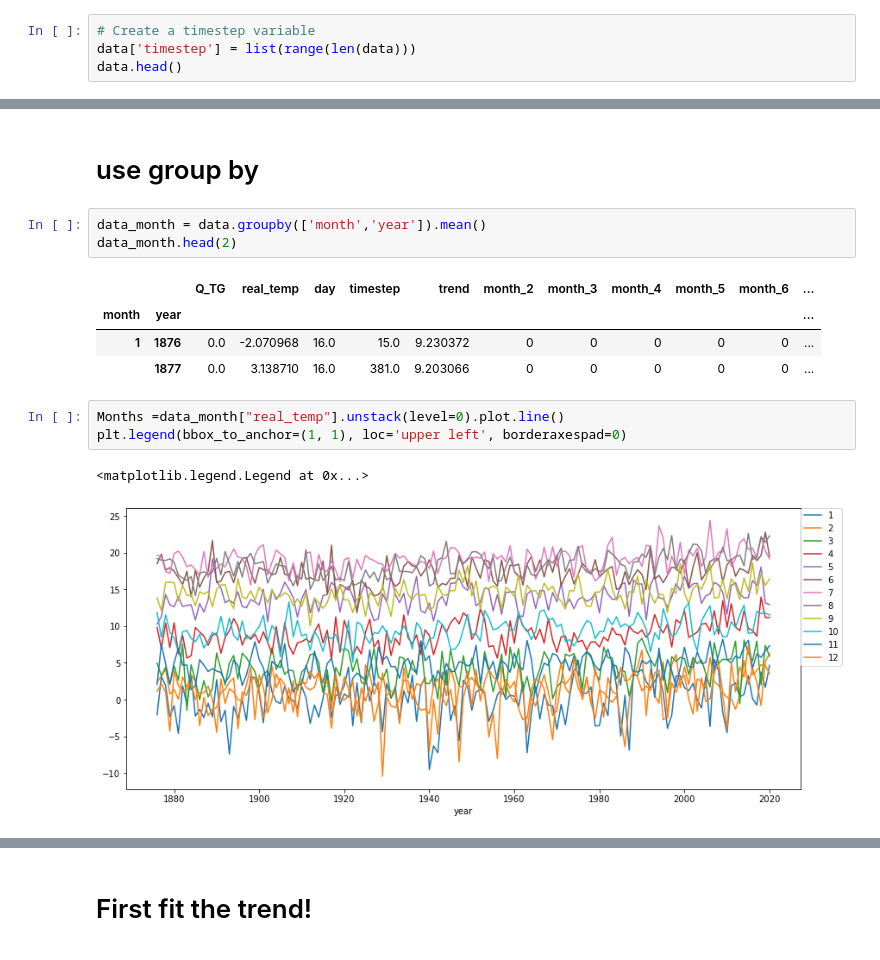
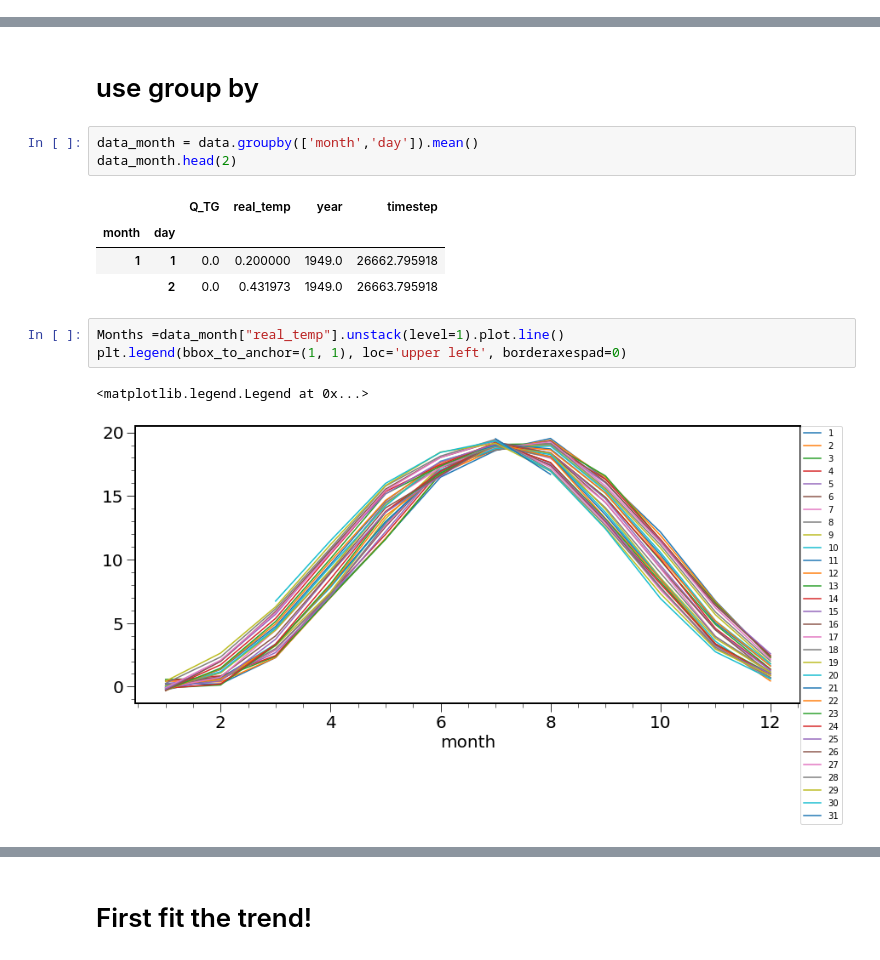
Before and after one commit to RosiNantis/Projects_from_Spiced_personal, a Jupyter notebook: week_7/spiced_encounters/7.1. analyzing_time_series/berlin_temp.ipynb, the cells around one changed output, grey strips where cells are left out. Saved outputs shown, nothing was run; the diff lists cells and outputs as text.

```diff
--- a/week_7/spiced_encounters/7.1. analyzing_time_series/berlin_temp.ipynb
+++ b/week_7/spiced_encounters/7.1. analyzing_time_series/berlin_temp.ipynb
@@ -66,7 +67,3 @@ Data columns (total 4 columns):
  3   real_temp  53416 non-null  float64
 dtypes: float64(1), int64(3)
 memory usage: 2.0 MB
-# %%
-# Create a timestep variable
-data['timestep'] = list(range(len(data)))
-data.head()
@@ -181,19 +173,19 @@ sns.lineplot(x = data['year'], y =data['real_temp'])
 # %% [markdown]
 # use group by
 # %%
-data_month = data.groupby(['month','year']).mean()
+data_month = data.groupby(['month','day']).mean()
 data_month.head(2)
 # %% [output]
-|  |  | Q_TG | real_temp | day | timestep | trend | month_2 | month_3 | month_4 | month_5 | month_6 | ... |
-| month | year |  |  |  |  |  |  |  |  |  |  | ... |
-| 1 | 1876 | 0.0 | -2.070968 | 16.0 | 15.0 | 9.230372 | 0 | 0 | 0 | 0 | 0 | ... |
-|  | 1877 | 0.0 | 3.138710 | 16.0 | 381.0 | 9.203066 | 0 | 0 | 0 | 0 | 0 | ... |
+|  |  | Q_TG | real_temp | year | timestep |
+| month | day |  |  |  |  |
+| 1 | 1 | 0.0 | 0.200000 | 1949.0 | 26662.795918 |
+|  | 2 | 0.0 | 0.431973 | 1949.0 | 26663.795918 |
 # %%
-Months =data_month["real_temp"].unstack(level=0).plot.line()
+Months =data_month["real_temp"].unstack(level=1).plot.line()
 plt.legend(bbox_to_anchor=(1, 1), loc='upper left', borderaxespad=0)
 # %% [output]
 <matplotlib.legend.Legend at 0x...>
-[figure, old version]
+[figure, new version]
 # %%
 corrMatt = data.corr()
 mask = np.zeros_like(corrMatt)
```
Also changed, not shown: parts of 15 cells of this notebook.
